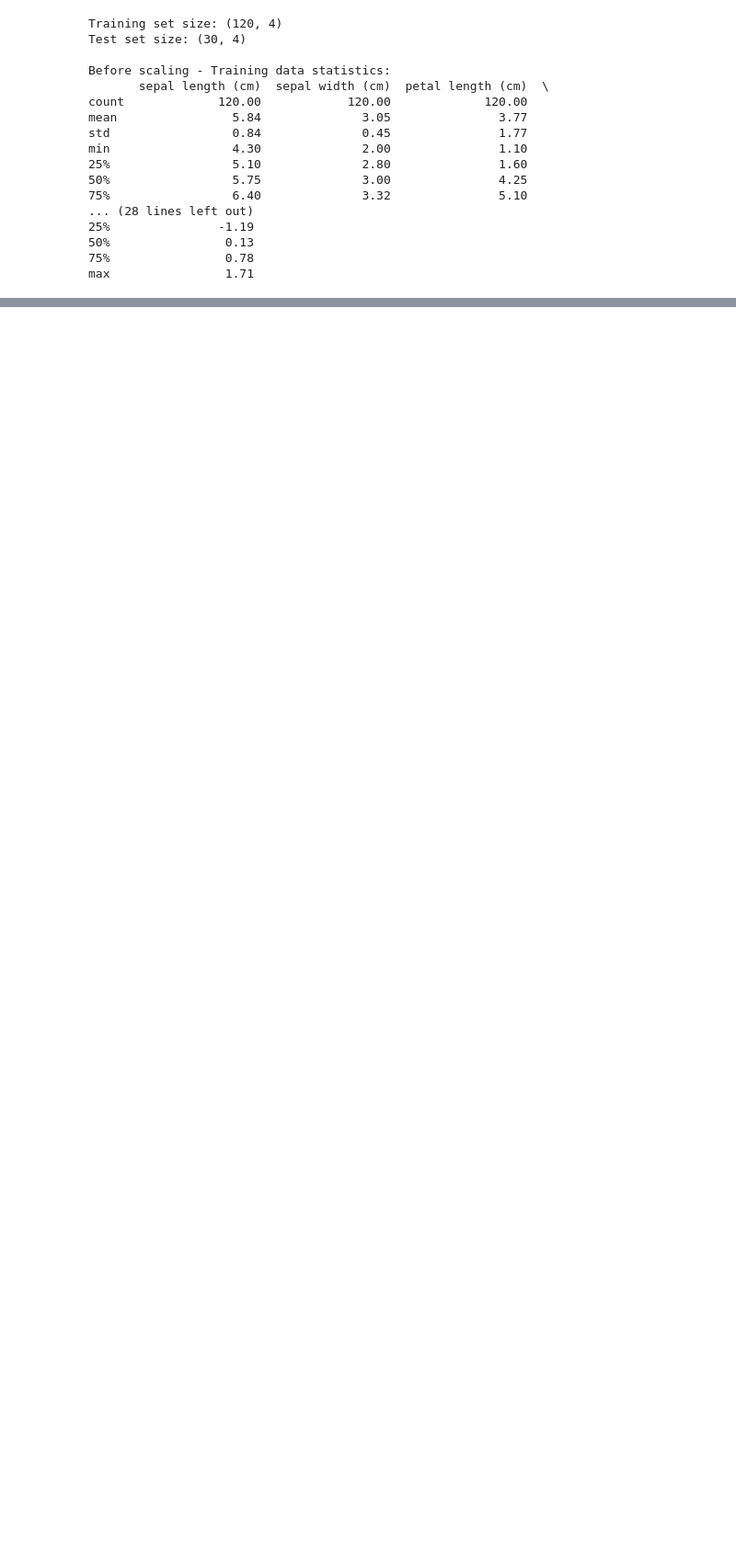
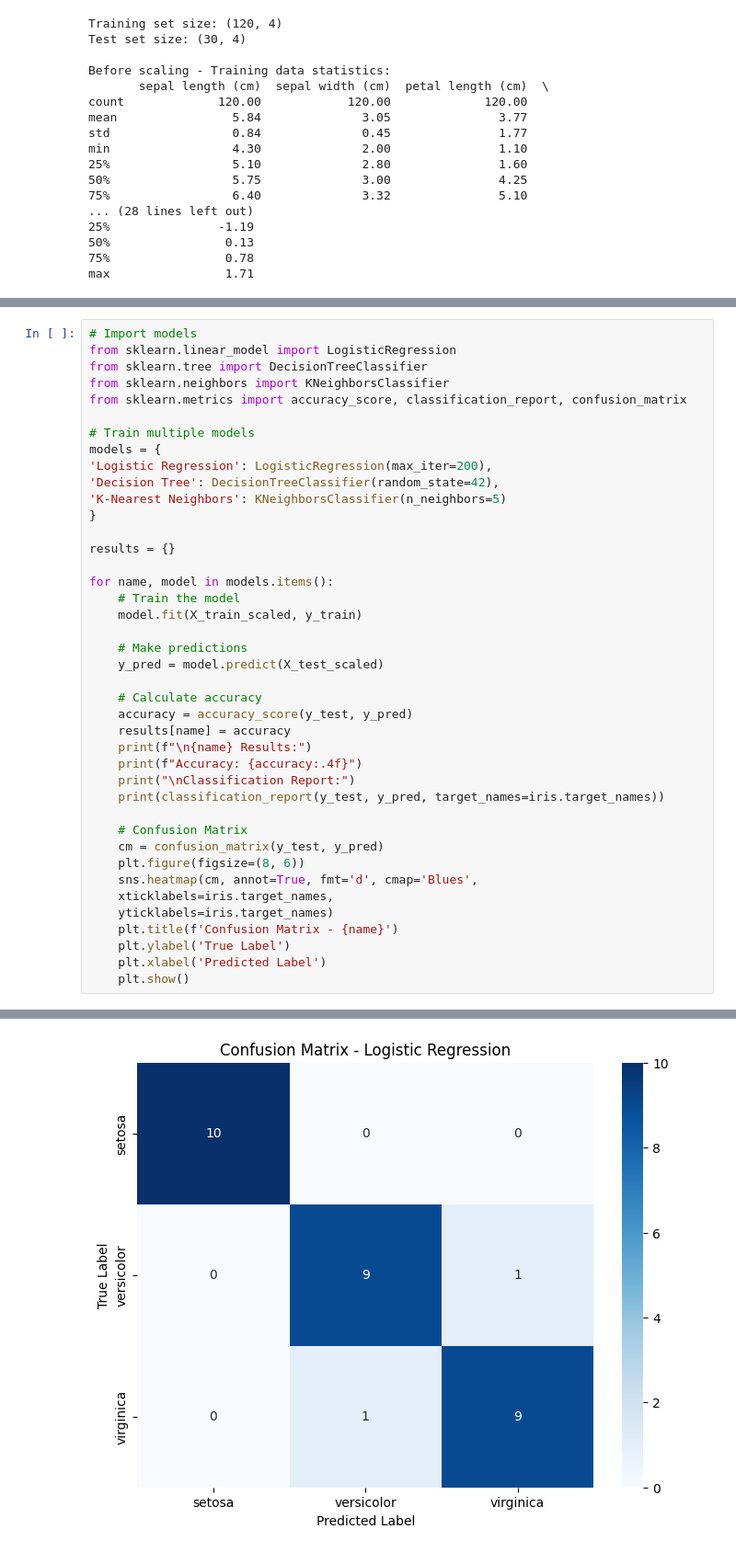
Before and after one commit to silwalprabin/data-mining-and-machine-learning, a Jupyter notebook: W1_1.ipynb, the cells around one changed output, grey strips where cells are left out. Shown at 92% size. Saved outputs shown, nothing was run; the diff lists cells and outputs as text; blank space fills up the shorter version.

```diff
--- a/W1_1.ipynb
+++ b/W1_1.ipynb
@@ -162,0 +165,42 @@ max                1.71
+# %%
+# Import models
+from sklearn.linear_model import LogisticRegression
+from sklearn.tree import DecisionTreeClassifier
+from sklearn.neighbors import KNeighborsClassifier
+from sklearn.metrics import accuracy_score, classification_report, confusion_matrix
+
+# Train multiple models
+models = {
+'Logistic Regression': LogisticRegression(max_iter=200),
+'Decision Tree': DecisionTreeClassifier(random_state=42),
+'K-Nearest Neighbors': KNeighborsClassifier(n_neighbors=5)
+}
+
+results = {}
+
+for name, model in models.items():
+    # Train the model
+    model.fit(X_train_scaled, y_train)
+
+    # Make predictions
+    y_pred = model.predict(X_test_scaled)
+
+    # Calculate accuracy
+    accuracy = accuracy_score(y_test, y_pred)
+    results[name] = accuracy
+    print(f"\n{name} Results:")
+    print(f"Accuracy: {accuracy:.4f}")
+    print("\nClassification Report:")
+    print(classification_report(y_test, y_pred, target_names=iris.target_names))
+
+    # Confusion Matrix
+    cm = confusion_matrix(y_test, y_pred)
+    plt.figure(figsize=(8, 6))
+    sns.heatmap(cm, annot=True, fmt='d', cmap='Blues',
+    xticklabels=iris.target_names,
+    yticklabels=iris.target_names)
+    plt.title(f'Confusion Matrix - {name}')
+    plt.ylabel('True Label')
+    plt.xlabel('Predicted Label')
+    plt.show()
+# %% [output]
@@ -162,0 +220 @@ max                1.71
+[figure, added]
```
Also changed, not shown: parts of 5 cells of this notebook.
